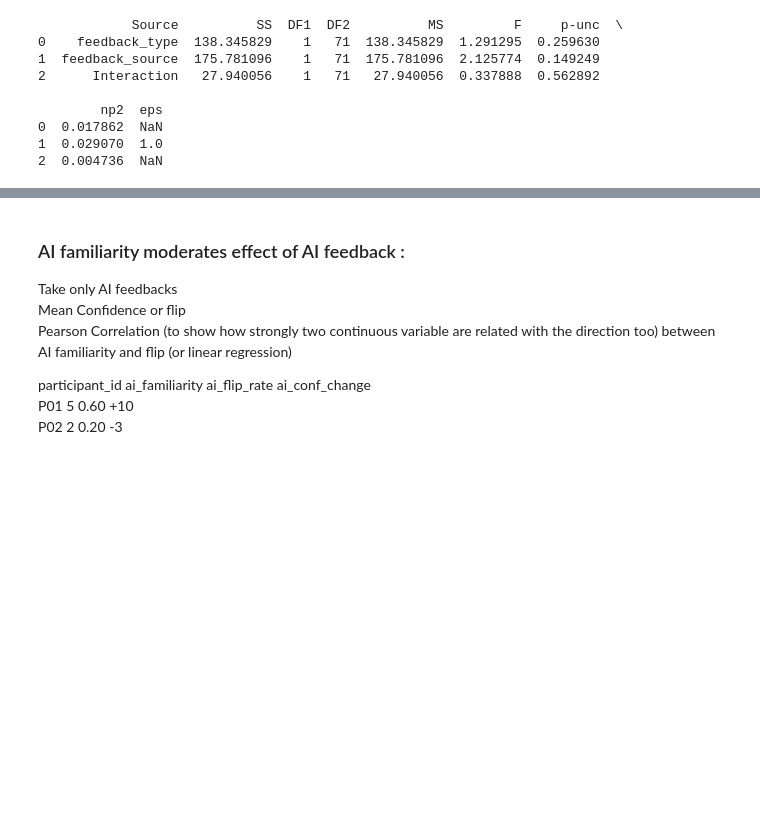
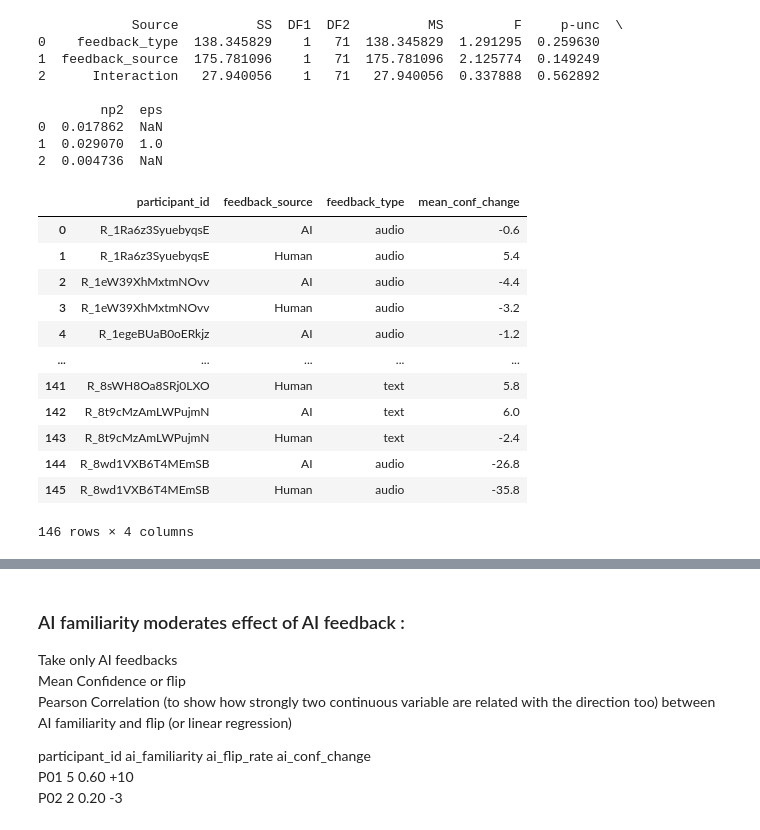
Before and after one commit to liogrnbrg/SHS_Psycho, a Jupyter notebook: main_analysis.ipynb, the cells around one changed output, grey strips where cells are left out. Saved outputs shown, nothing was run; the diff lists cells and outputs as text; code cells hidden in the pictures; blank space fills up the shorter version.

```diff
--- a/main_analysis.ipynb
+++ b/main_analysis.ipynb
@@ -475,6 +488,22 @@ print(anova_conf)
 0  0.017862  NaN
 1  0.029070  1.0
 2  0.004736  NaN
+# %%
+conf_df
+# %% [output]
+|  | participant_id | feedback_source | feedback_type | mean_conf_change |
+| 0 | R_1Ra6z3SyuebyqsE | AI | audio | -0.6 |
+| 1 | R_1Ra6z3SyuebyqsE | Human | audio | 5.4 |
+| 2 | R_1eW39XhMxtmNOvv | AI | audio | -4.4 |
+| 3 | R_1eW39XhMxtmNOvv | Human | audio | -3.2 |
+| 4 | R_1egeBUaB0oERkjz | AI | audio | -1.2 |
+| ... | ... | ... | ... | ... |
+| 141 | R_8sWH8Oa8SRj0LXO | Human | text | 5.8 |
+| 142 | R_8t9cMzAmLWPujmN | AI | text | 6.0 |
+| 143 | R_8t9cMzAmLWPujmN | Human | text | -2.4 |
+| 144 | R_8wd1VXB6T4MEmSB | AI | audio | -26.8 |
+| 145 | R_8wd1VXB6T4MEmSB | Human | audio | -35.8 |
+146 rows × 4 columns
 # %%
 plt.figure(figsize=(8, 5))
 sns.pointplot(
```
Also changed, not shown: parts of 9 cells of this notebook, 2 other files.
